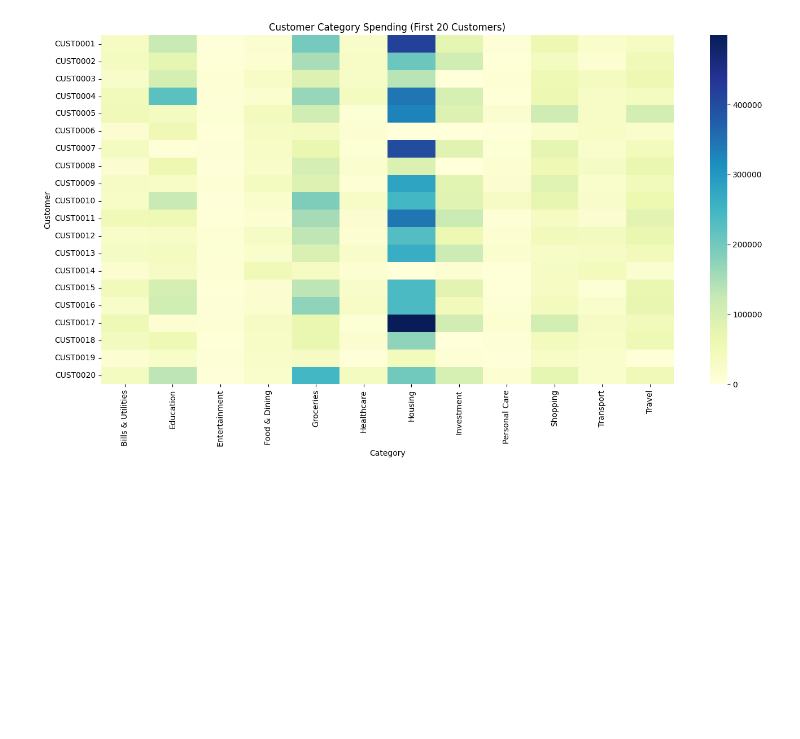
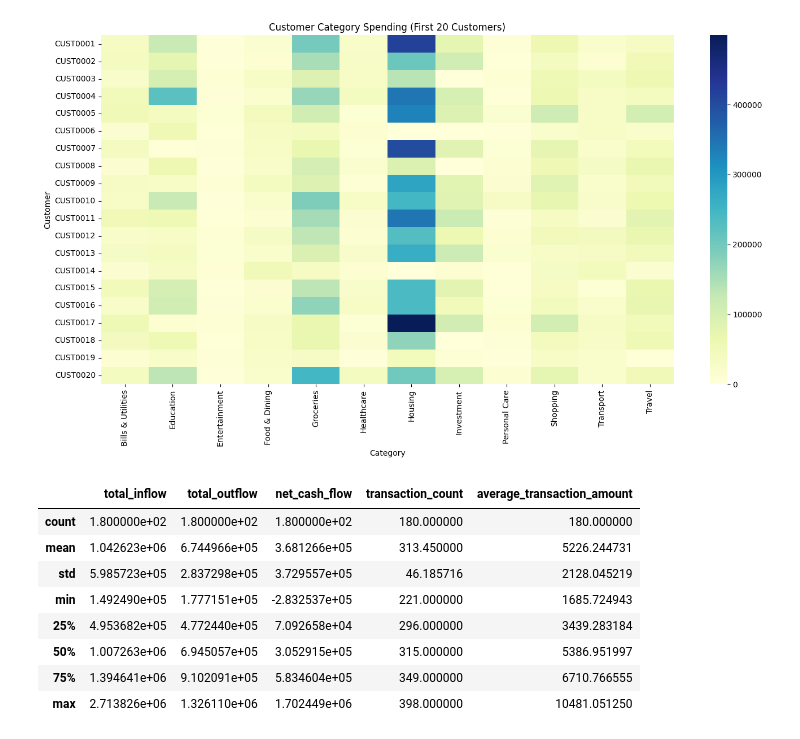
Before and after one commit to ReinSoup/Financial-Transaction-Intelligence, a Jupyter notebook: notebooks/v2_EDA.ipynb, the cells around one changed output. Saved outputs shown, nothing was run; the diff lists cells and outputs as text; code cells hidden in the pictures; blank space fills up the shorter version.

```diff
--- a/notebooks/v2_EDA.ipynb
+++ b/notebooks/v2_EDA.ipynb
@@ -465,3 +544,17 @@ plt.tight_layout()
 plt.show()
 # %% [output]
 [figure]
+# %%
+customer_features = pd.read_csv("../data/processed/customer_features.csv")
+
+customer_features.describe()
+# %% [output]
+|  | total_inflow | total_outflow | net_cash_flow | transaction_count | average_transaction_amount |
+| count | 1.800000e+02 | 1.800000e+02 | 1.800000e+02 | 180.000000 | 180.000000 |
+| mean | 1.042623e+06 | 6.744966e+05 | 3.681266e+05 | 313.450000 | 5226.244731 |
+| std | 5.985723e+05 | 2.837298e+05 | 3.729557e+05 | 46.185716 | 2128.045219 |
+| min | 1.492490e+05 | 1.777151e+05 | -2.832537e+05 | 221.000000 | 1685.724943 |
+| 25% | 4.953682e+05 | 4.772440e+05 | 7.092658e+04 | 296.000000 | 3439.283184 |
+| 50% | 1.007263e+06 | 6.945057e+05 | 3.052915e+05 | 315.000000 | 5386.951997 |
+| 75% | 1.394641e+06 | 9.102091e+05 | 5.834604e+05 | 349.000000 | 6710.766555 |
+| max | 2.713826e+06 | 1.326110e+06 | 1.702449e+06 | 398.000000 | 10481.051250 |
```
Also changed, not shown: parts of 6 cells of this notebook.
